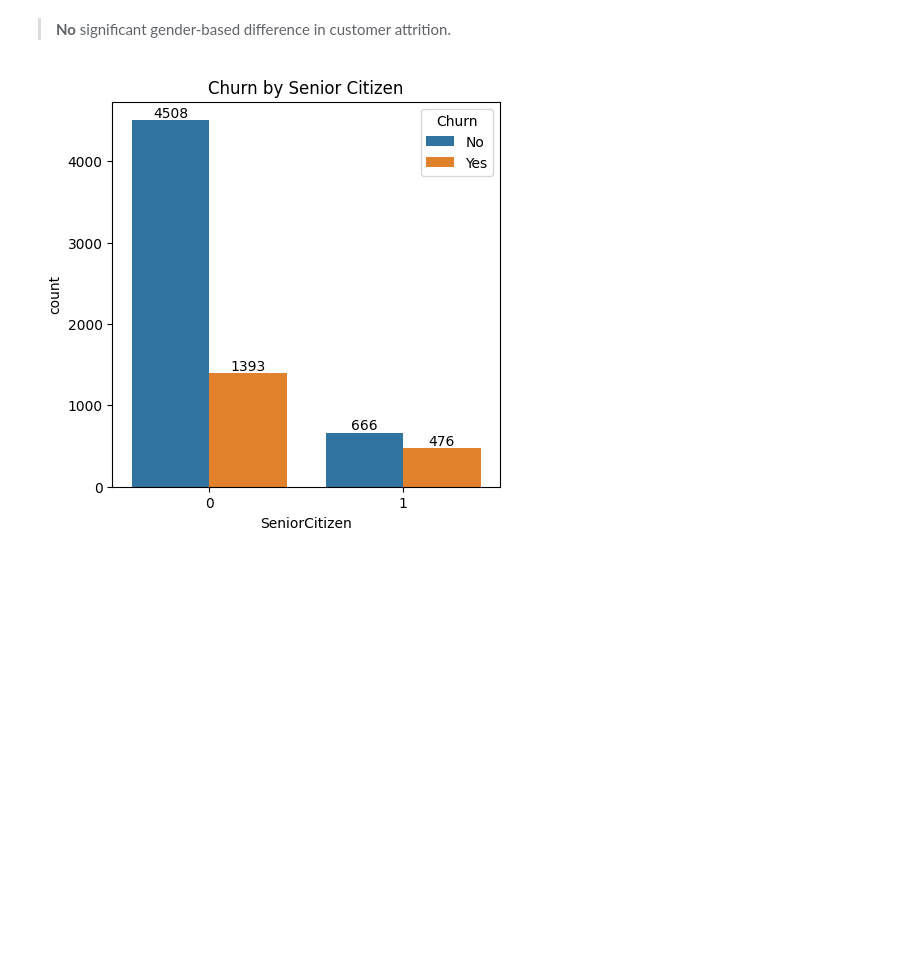
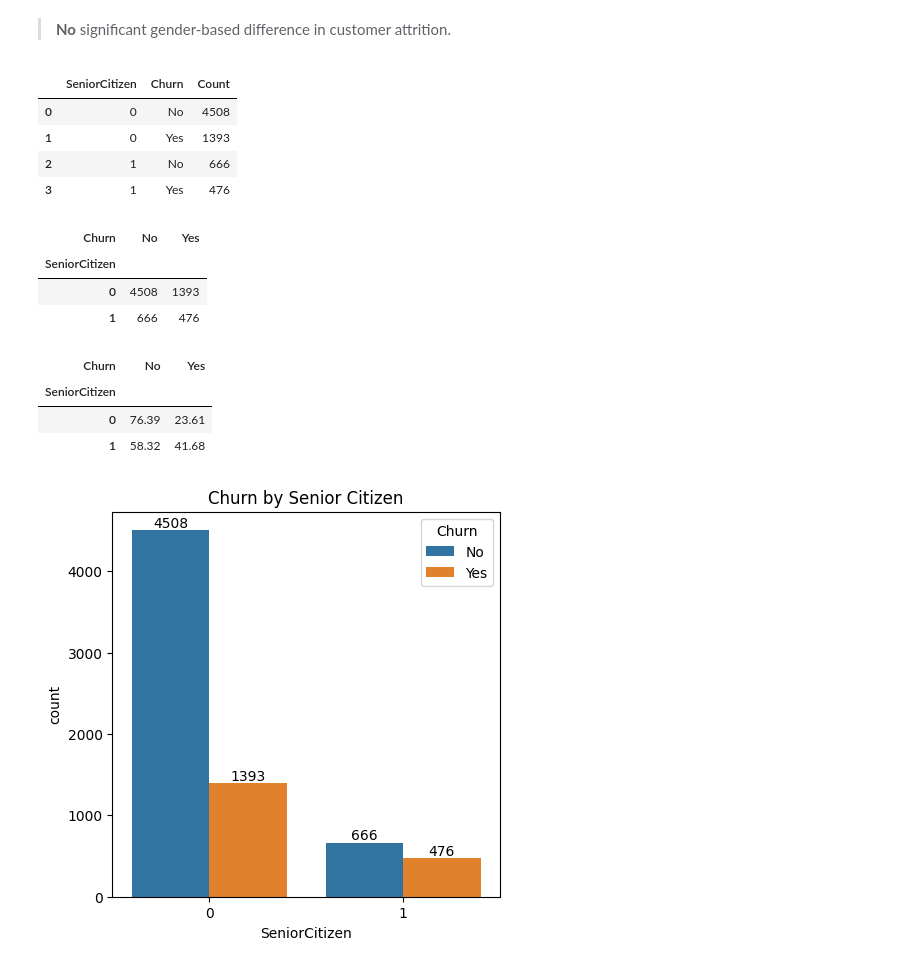
Before and after one commit to anuragchauhan21/Customer-Churn-Analysis, a Jupyter notebook: 1_churn_eda_analysis.ipynb, the cells around one changed output. Drawn from its saved outputs; the diff is of its cells as text; code cells hidden in the pictures; blank space fills up the shorter version.

```diff
--- a/1_churn_eda_analysis.ipynb
+++ b/1_churn_eda_analysis.ipynb
@@ -157,4 +148,28 @@ plt.show()
 [figure]
 # %% [markdown]
 > **No** significant gender-based difference in customer attrition.
+# %%
+# Checking how churn varies by Senior Citizen
+
+df.groupby(['SeniorCitizen', 'Churn']).size().reset_index(name='Count')
+# %% [output]
+|  | SeniorCitizen | Churn | Count |
+| 0 | 0 | No | 4508 |
+| 1 | 0 | Yes | 1393 |
+| 2 | 1 | No | 666 |
+| 3 | 1 | Yes | 476 |
+# %%
+pd.crosstab(df['SeniorCitizen'], df['Churn'])
+# %% [output]
+| Churn | No | Yes |
+| SeniorCitizen |  |  |
+| 0 | 4508 | 1393 |
+| 1 | 666 | 476 |
+# %%
+round(pd.crosstab(df['SeniorCitizen'], df['Churn'], normalize='index') * 100, 2)
+# %% [output]
+| Churn | No | Yes |
+| SeniorCitizen |  |  |
+| 0 | 76.39 | 23.61 |
+| 1 | 58.32 | 41.68 |
 # %%
```
Also changed, not shown: parts of 31 cells of this notebook, 1 other file.
